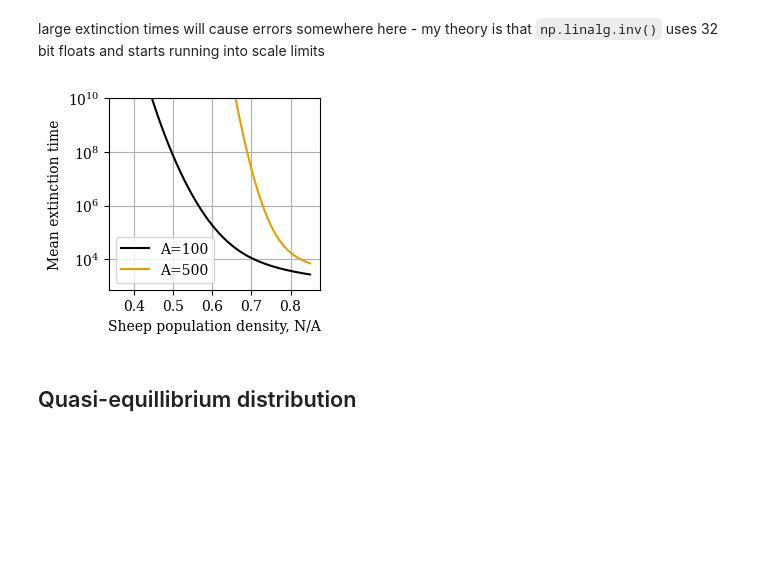
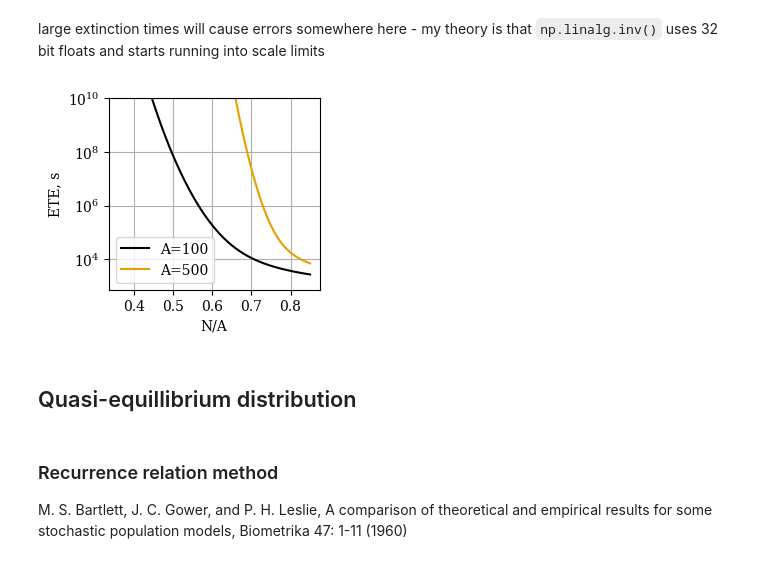
Before and after one commit to ELFREELAND/minecraft_sheep, a Jupyter notebook: stochastic/stochastic_model_kolmogorov.ipynb, the cells around one changed output. Drawn from its saved outputs; the diff is of its cells as text; code cells hidden in the pictures; blank space fills up the shorter version.

Commit message:
started quasi-equilibrium distribution
also rearrangements of the stochastic model discussion

```diff
--- a/stochastic/stochastic_model_kolmogorov.ipynb
+++ b/stochastic/stochastic_model_kolmogorov.ipynb
@@ -333,22 +335,26 @@ mean_ext_500 = np.array([meanExt(i, 500) for i in N_list_500])
 # %%
 f, ax = plt.subplots(layout="constrained", figsize=(2.8, 2.5))
 
 ax.set_prop_cycle(wong_cycle)
 
 ax.plot(N_list_100/100, mean_ext_100, "-", label="A=100")
 ax.plot(N_list_500/500, mean_ext_500, "-", label="A=500")
 
 ax.set_yscale("log")
 
 ax.set_ylim(top=10**10)
 ax.set_xticks([0.4, 0.5, 0.6, 0.7, 0.8])
 ax.grid(True)
 ax.legend()
-ax.set_ylabel("Mean extinction time")
-ax.set_xlabel("Sheep population density, N/A")
+ax.set_ylabel("ETE, s")
+ax.set_xlabel("N/A")
 
 plt.savefig("ext_time.pdf")
 # %% [output]
-[figure, old version]
+[figure, new version]
 # %% [markdown]
 ## Quasi-equillibrium distribution
+# %% [markdown]
+### Recurrence relation method
+
+M. S. Bartlett, J. C. Gower, and P. H. Leslie, A comparison of theoretical and empirical results for some stochastic population models, Biometrika 47: 1-11 (1960)
```
Also changed, not shown: parts of 8 cells of this notebook, 6 other files.
